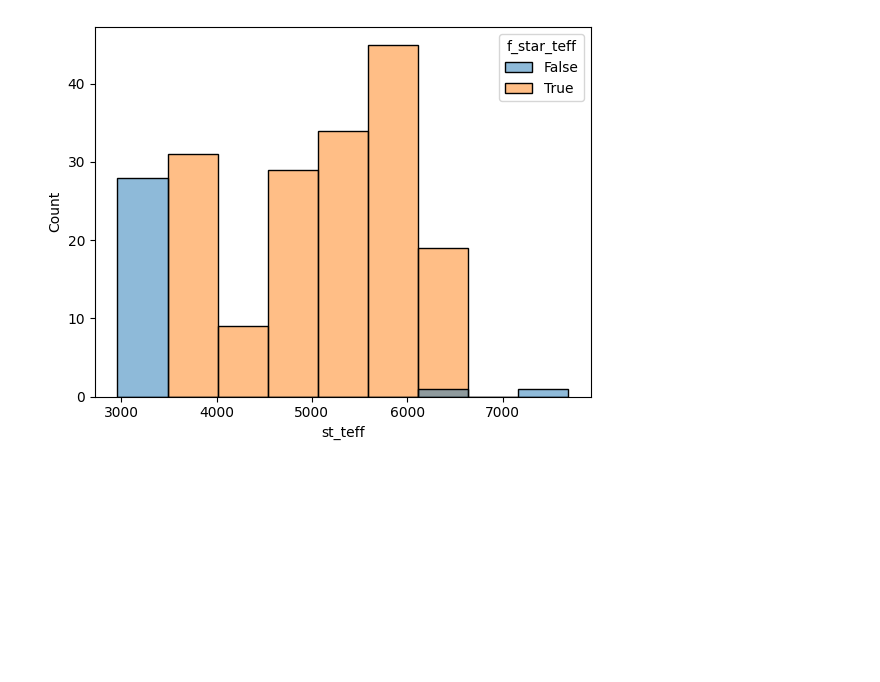
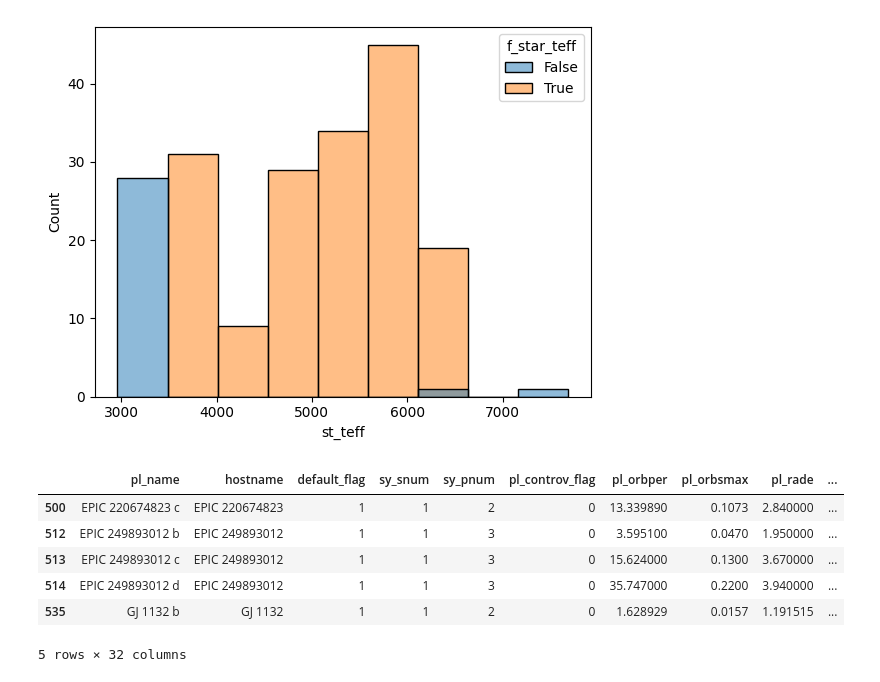
Before and after one commit to Thespaceblade/The-Search-for-a-Second-Earth, a Jupyter notebook: Visualcode.ipynb, the cells around one changed output. Saved outputs shown, nothing was run; the diff lists cells and outputs as text; code cells hidden in the pictures; blank space fills up the shorter version.

```diff
--- a/Visualcode.ipynb
+++ b/Visualcode.ipynb
@@ -169,3 +205,13 @@ sns.histplot(data=df_cleaned,x="st_teff",hue="f_star_teff")
 # %% [output]
 <Axes: xlabel='st_teff', ylabel='Count'>
 [figure]
+# %%
+df_cleaned.head()
+# %% [output]
+|  | pl_name | hostname | default_flag | sy_snum | sy_pnum | pl_controv_flag | pl_orbper | pl_orbsmax | pl_rade | ... |
+| 500 | EPIC 220674823 c | EPIC 220674823 | 1 | 1 | 2 | 0 | 13.339890 | 0.1073 | 2.840000 | ... |
+| 512 | EPIC 249893012 b | EPIC 249893012 | 1 | 1 | 3 | 0 | 3.595100 | 0.0470 | 1.950000 | ... |
+| 513 | EPIC 249893012 c | EPIC 249893012 | 1 | 1 | 3 | 0 | 15.624000 | 0.1300 | 3.670000 | ... |
+| 514 | EPIC 249893012 d | EPIC 249893012 | 1 | 1 | 3 | 0 | 35.747000 | 0.2200 | 3.940000 | ... |
+| 535 | GJ 1132 b | GJ 1132 | 1 | 1 | 2 | 0 | 1.628929 | 0.0157 | 1.191515 | ... |
+5 rows × 32 columns
```
Also changed, not shown: parts of 9 cells of this notebook, 1 other file.
